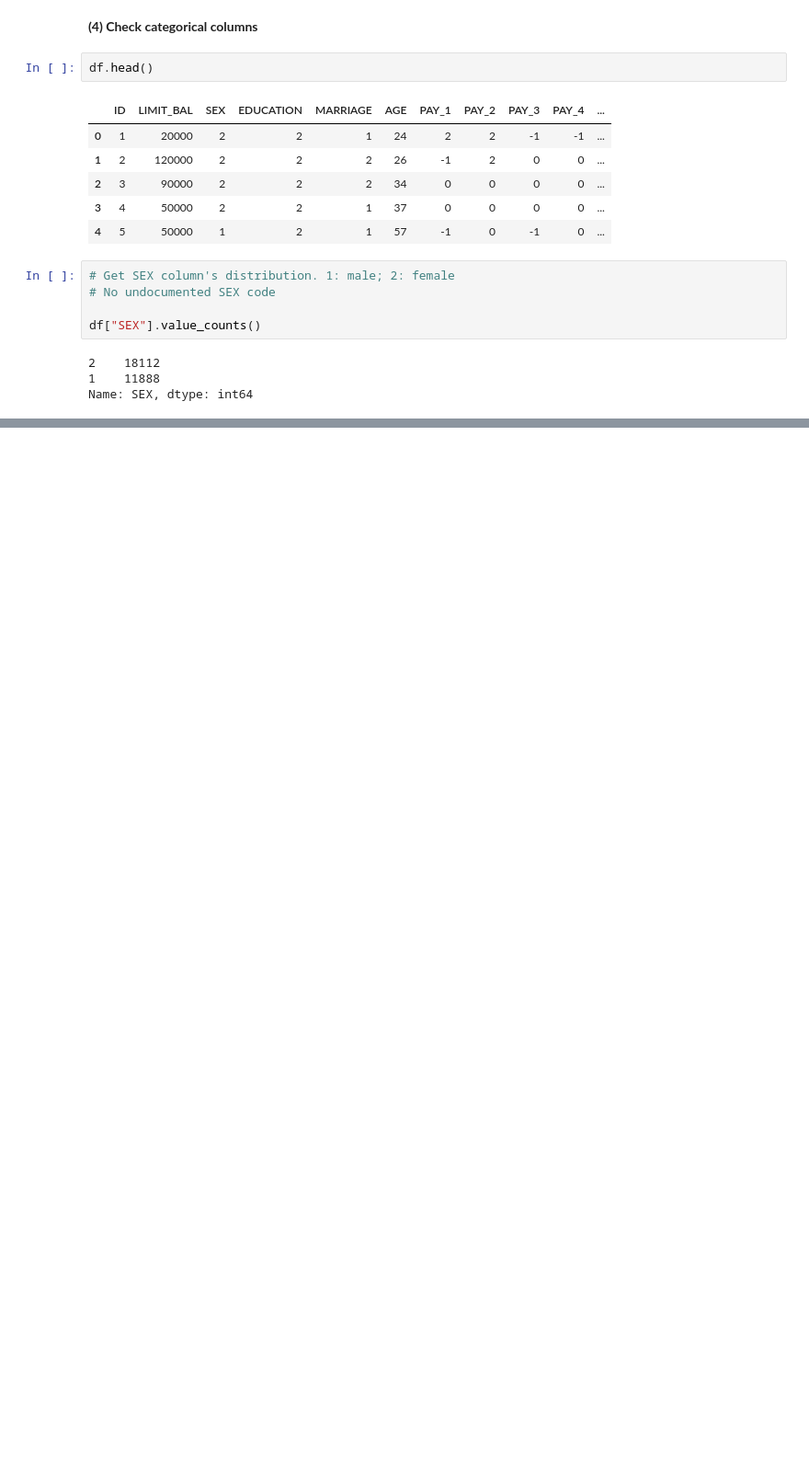
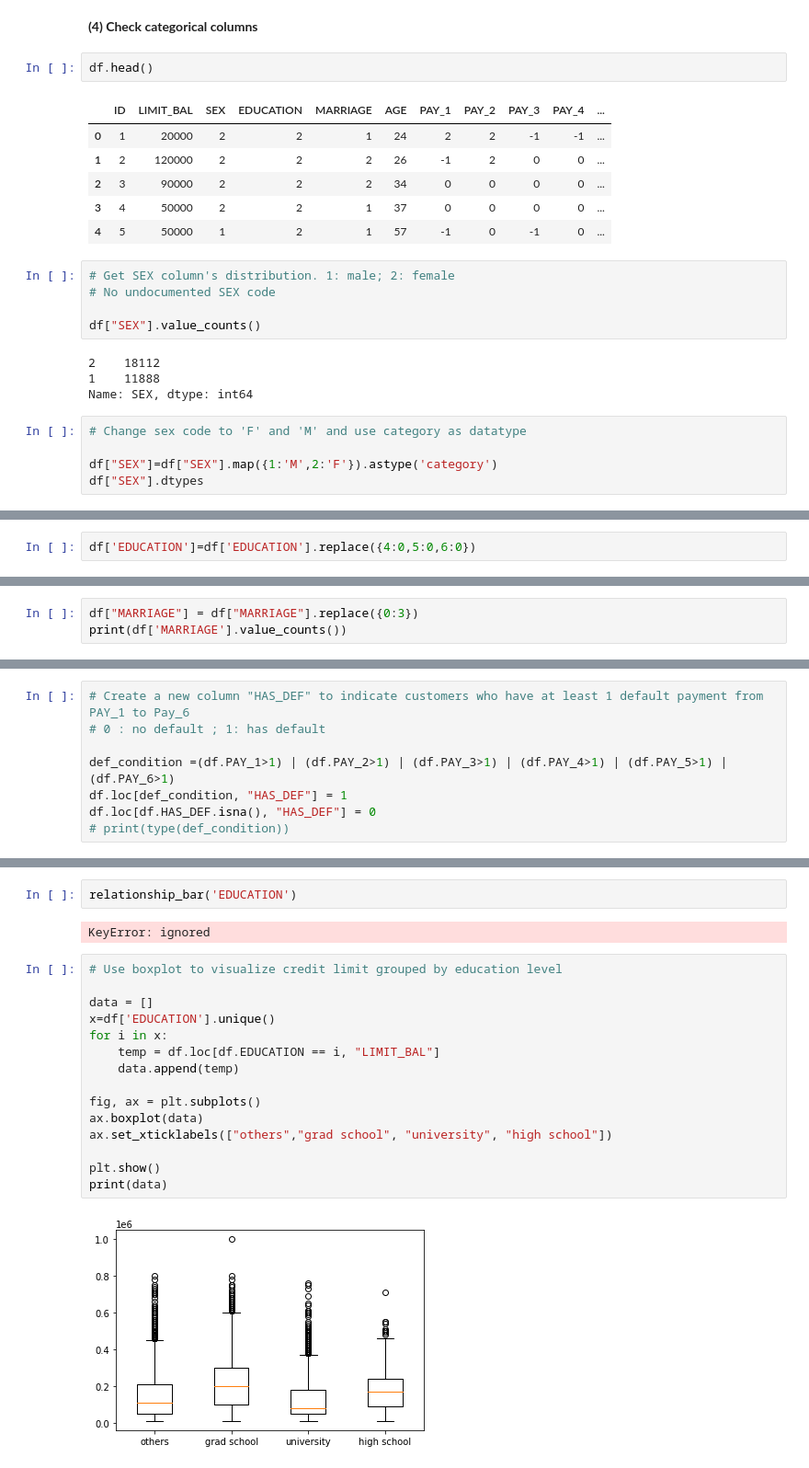
Before and after one commit to San13deep/-Credit-Card-Default-Prediction, a Jupyter notebook: Credit_Card_Default_Prediction_Capstone_Project_4.ipynb, the cells around one changed output, grey strips where cells are left out. Shown: that part at 92% size. Saved outputs shown, nothing was run; the diff lists cells and outputs as text; blank space fills up the shorter version.

```diff
--- a/Credit_Card_Default_Prediction_Capstone_Project_4.ipynb
+++ b/Credit_Card_Default_Prediction_Capstone_Project_4.ipynb
@@ -212,3 +212,8 @@ df["SEX"].value_counts()
 2    18112
 1    11888
 Name: SEX, dtype: int64
+# %%
+# Change sex code to 'F' and 'M' and use category as datatype
+
+df["SEX"]=df["SEX"].map({1:'M',2:'F'}).astype('category')
+df["SEX"].dtypes
@@ -214,0 +233,2 @@ Name: SEX, dtype: int64
+# %%
+df['EDUCATION']=df['EDUCATION'].replace({4:0,5:0,6:0})
@@ -214,0 +254,3 @@ Name: SEX, dtype: int64
+# %%
+df["MARRIAGE"] = df["MARRIAGE"].replace({0:3})
+print(df['MARRIAGE'].value_counts())
@@ -214,0 +264,8 @@ Name: SEX, dtype: int64
+# %%
+# Create a new column "HAS_DEF" to indicate customers who have at least 1 default payment from PAY_1 to Pay_6
+# 0 : no default ; 1: has default
+
+def_condition =(df.PAY_1>1) | (df.PAY_2>1) | (df.PAY_3>1) | (df.PAY_4>1) | (df.PAY_5>1) | (df.PAY_6>1)
+df.loc[def_condition, "HAS_DEF"] = 1
+df.loc[df.HAS_DEF.isna(), "HAS_DEF"] = 0
+# print(type(def_condition))
@@ -214,0 +319,21 @@ Name: SEX, dtype: int64
+# %%
+relationship_bar('EDUCATION')
+# %% [output]
+KeyError: ignored
+# %%
+# Use boxplot to visualize credit limit grouped by education level
+
+data = []
+x=df['EDUCATION'].unique()
+for i in x:
+    temp = df.loc[df.EDUCATION == i, "LIMIT_BAL"]
+    data.append(temp)
+
+fig, ax = plt.subplots()
+ax.boxplot(data)
+ax.set_xticklabels(["others","grad school", "university", "high school"])
+
+plt.show()
+print(data)
+# %% [output]
+[figure, added]
```
Also changed, not shown: parts of 10 cells of this notebook.
